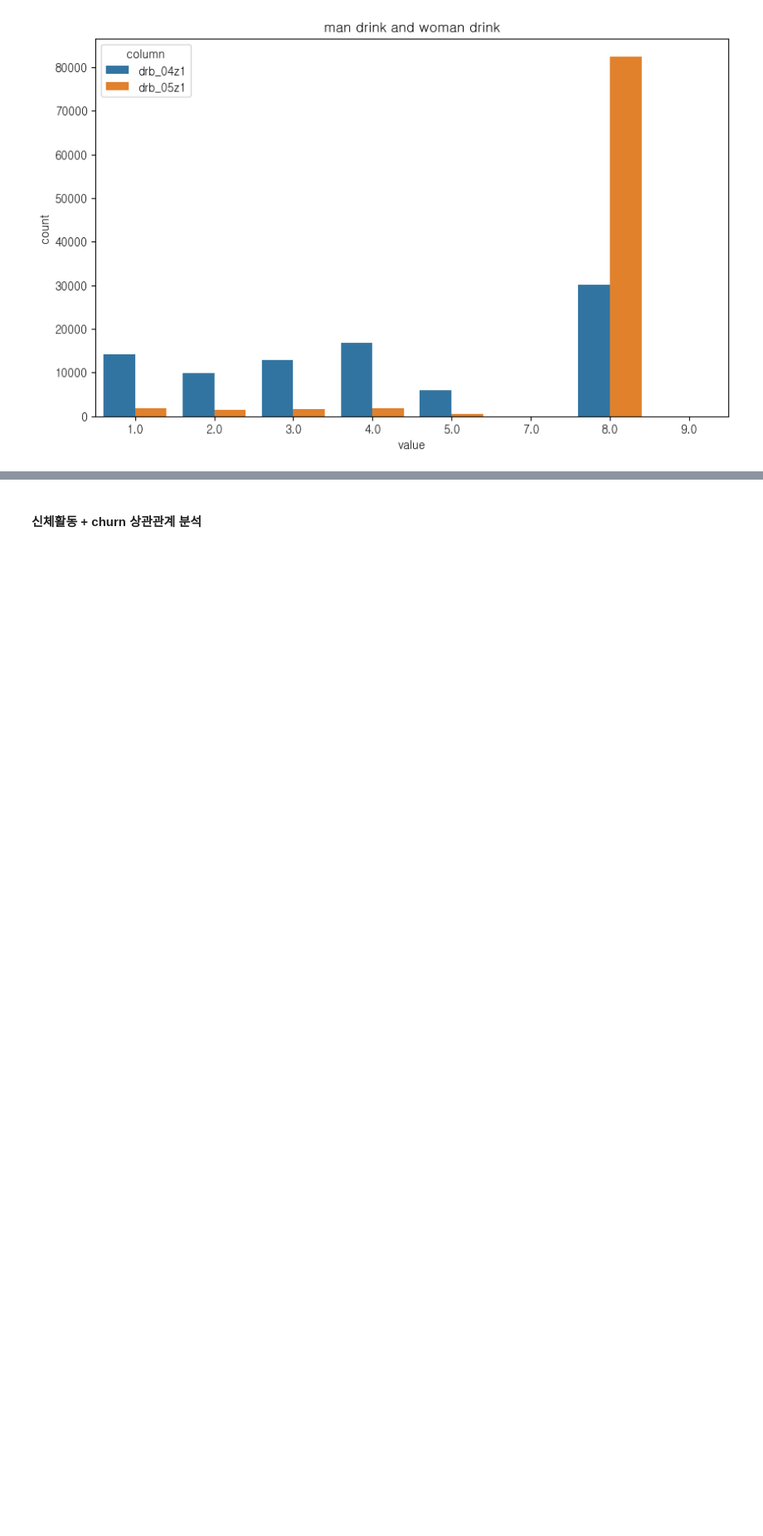
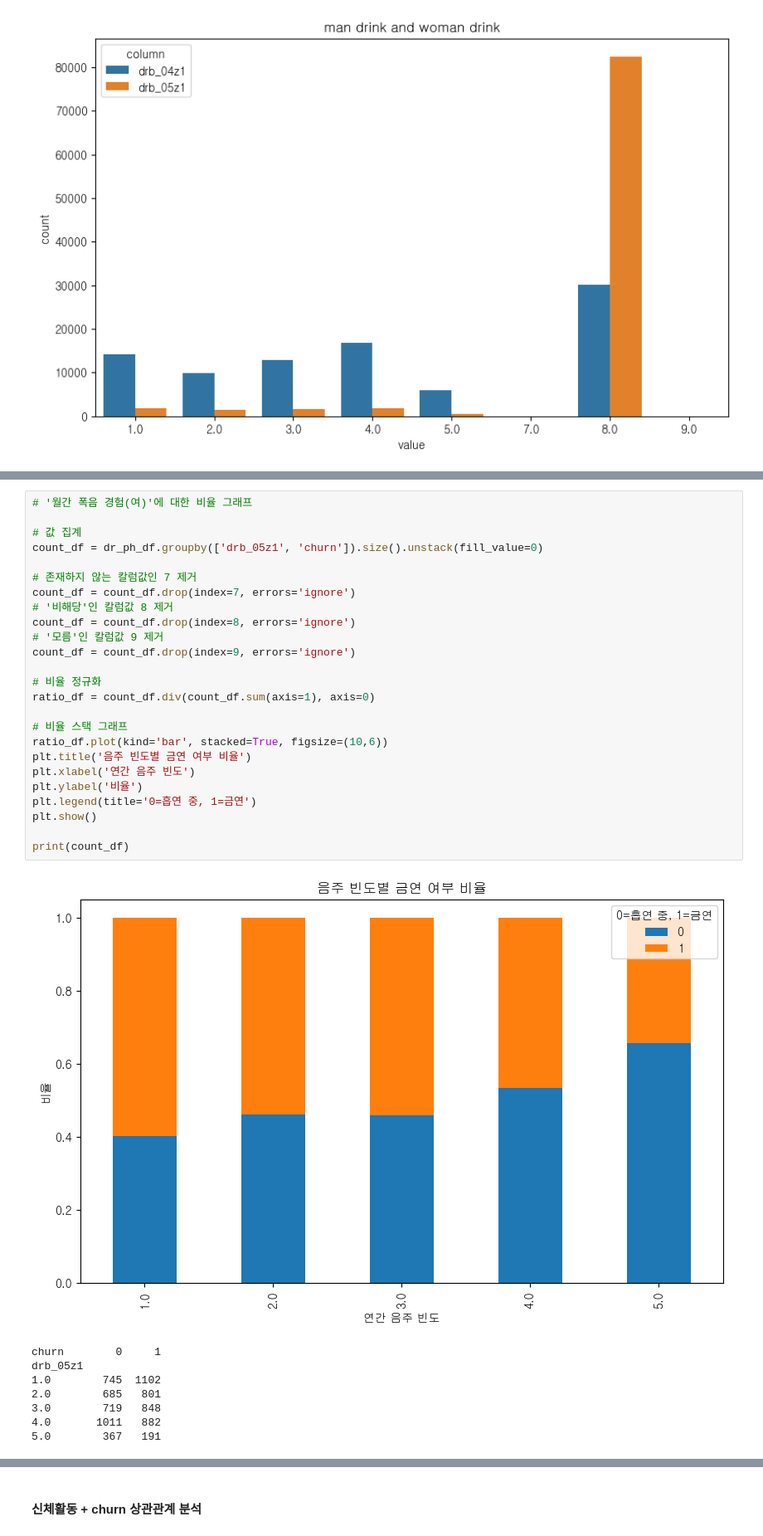
Before and after one commit to SKNetworks-AI19-250818/SKN19-2nd-2Team, a Jupyter notebook: notebooks/doyeon/eda_drink_ph.ipynb, the cells around one changed output, grey strips where cells are left out. Shown at 83% size. Saved outputs shown, nothing was run; the diff lists cells and outputs as text; blank space fills up the shorter version.

```diff
--- a/notebooks/doyeon/eda_drink_ph.ipynb
+++ b/notebooks/doyeon/eda_drink_ph.ipynb
@@ -262,3 +319,37 @@ plt.show()
+# %%
+# '월간 폭음 경험(여)'에 대한 비율 그래프
+
+# 값 집계
+count_df = dr_ph_df.groupby(['drb_05z1', 'churn']).size().unstack(fill_value=0)
+
+# 존재하지 않는 칼럼값인 7 제거
+count_df = count_df.drop(index=7, errors='ignore')
+# '비해당'인 칼럼값 8 제거
+count_df = count_df.drop(index=8, errors='ignore')
+# '모름'인 칼럼값 9 제거
+count_df = count_df.drop(index=9, errors='ignore')
+
+# 비율 정규화
+ratio_df = count_df.div(count_df.sum(axis=1), axis=0)
+
+# 비율 스택 그래프
+ratio_df.plot(kind='bar', stacked=True, figsize=(10,6))
+plt.title('음주 빈도별 금연 여부 비율')
+plt.xlabel('연간 음주 빈도')
+plt.ylabel('비율')
+plt.legend(title='0=흡연 중, 1=금연')
+plt.show()
+
+print(count_df)
+# %% [output]
+[figure, added]
+churn        0     1
+drb_05z1
+1.0        745  1102
+2.0        685   801
+3.0        719   848
+4.0       1011   882
+5.0        367   191
 # %%
 # 음주폐해 예방 또는 절주에 대한 홍보 경험 & 교육 경험 여부
 
```
Also changed, not shown: parts of 14 cells of this notebook, 2 other files.
